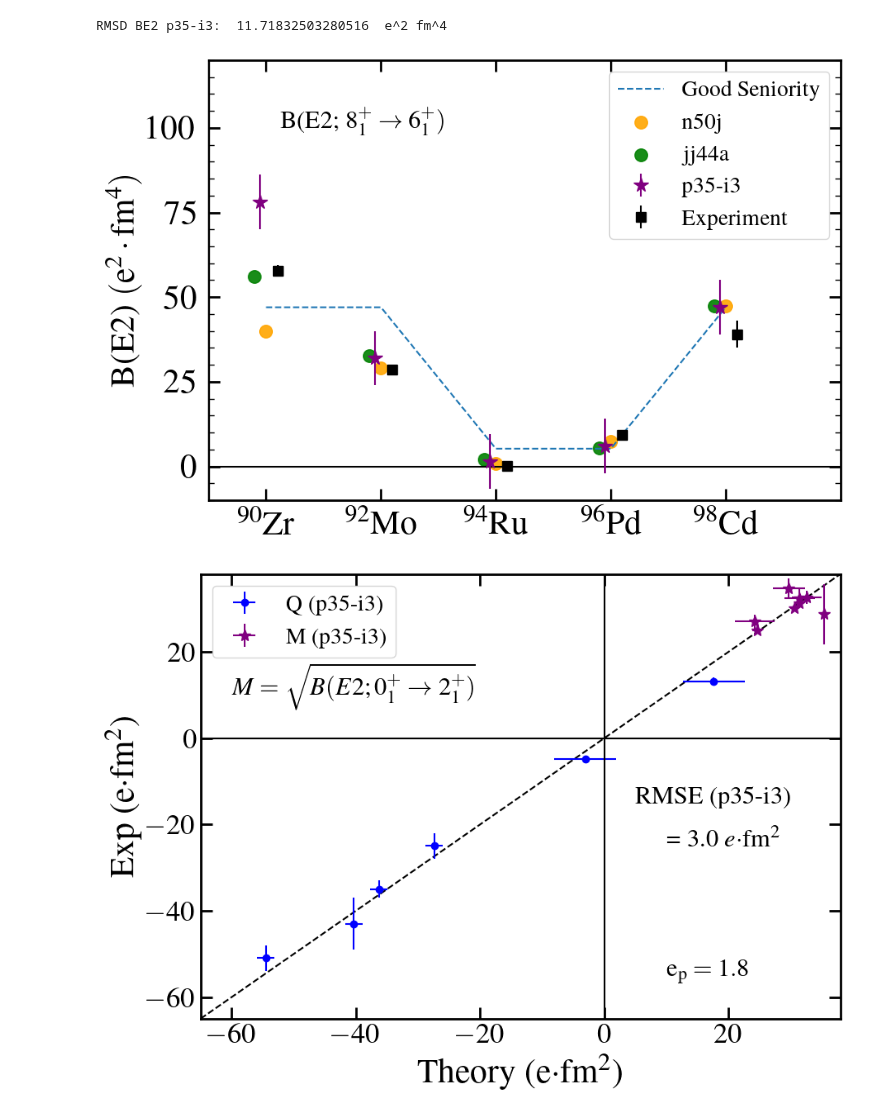
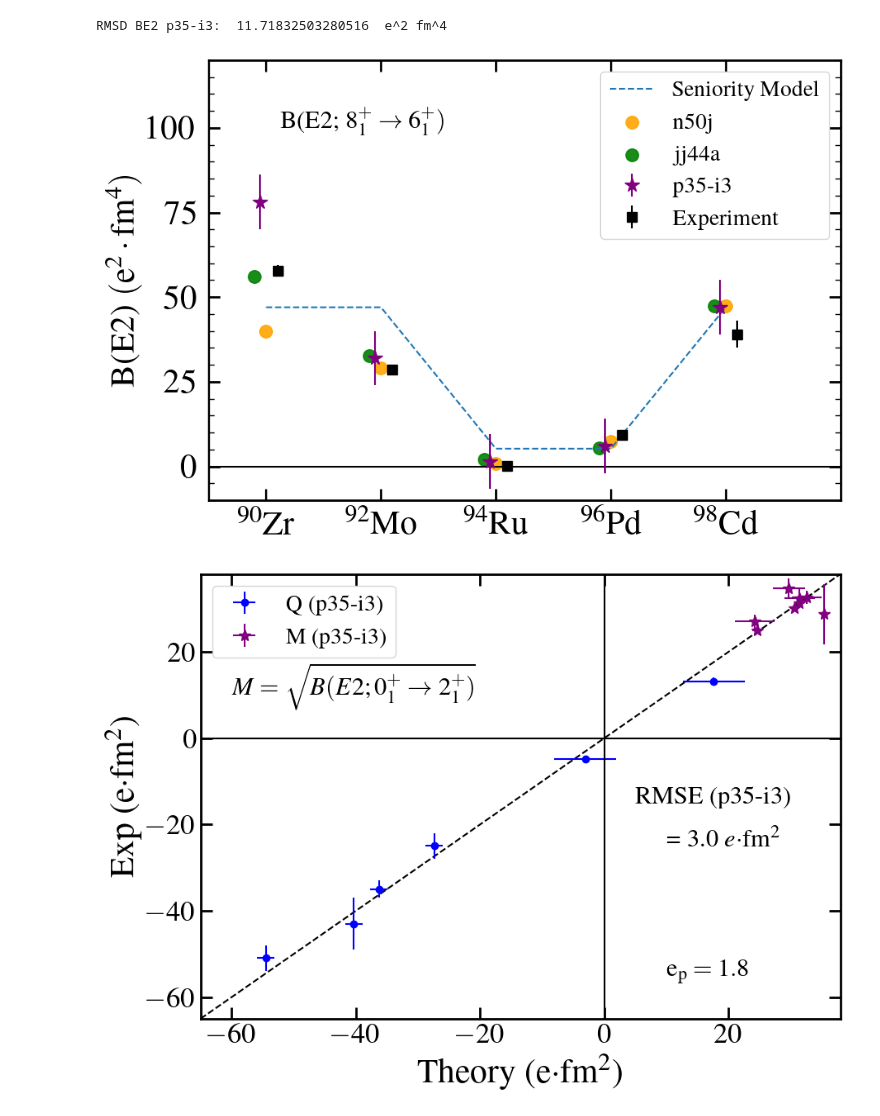
Before and after one commit to JordanPurcell/Research, a Jupyter notebook: plots/EM_properties.ipynb, the cells around one changed output. Cells and saved outputs as stored; diff of their text form; code cells hidden in the pictures.

Commit message:
Update Figure
Change caption for seniority model

```diff
--- a/plots/EM_properties.ipynb
+++ b/plots/EM_properties.ipynb
@@ -560,28 +560,28 @@ RMSD BE2 p35-i3:  11.71832503280516  e^2 fm^4
 # %%
 Good_Seniority = [math.pow((5-2*(i))/3, 2)*BE2_86_i3[4] for i in range(len(BE2_86_i3))]
 Good_Seniority[0] = Good_Seniority[1]
 
 plt.figure(figsize=(10,7))
 plt.xticks(A_even, Even_ticks, fontsize=30)
 plt.plot(xeven, np.zeros(len(xeven)), color='black', linestyle='solid')
-plt.plot(A_even[5:], Good_Seniority, linestyle='dashed', label='Good Seniority')
+plt.plot(A_even[5:], Good_Seniority, linestyle='dashed', label='Seniority Model')
 plt.scatter([A_even[i]  for i in range(5,len(A_even))], BE2_86_JW, color='orange', s = 125, label='n50j', alpha=0.9)
 plt.scatter([A_even[i] - 0.2 for i in range(5,len(A_even))], BE2_86_jj44a, color='green', s = 125, label='jj44a', alpha=0.9)
 #plt.scatter([A_even[i] + 0.1 for i in range(5, len(A_even))], BE2_86_i2, color='orange', s = 125, label='p35-i2', alpha=0.9)
 plt.errorbar([A_even[i] - 0.1 for i in range(5,len(A_even))], BE2_86_i3, yerr=[8]*5,
                     fmt='*', mfc='purple', mec='purple', ecolor='purple', ms=13, label='p35-i3')
 plt.errorbar(np.array(A_even[5:]) + np.array([0.2,0.2,0.2,0.2,0.2]) , BE2_86_exp, yerr=BE2_86_error, fmt='s', mfc='black', mec='black', ecolor='black', ms=8, label='Experiment')
 plt.ylabel('B(E2) $\mathrm{(e^2 \cdot fm^4)}$', fontsize=30)
 plt.tick_params(which="major", direction="in", right=True, top=True, length=10, width=2, labelsize=30, pad=10)
 plt.tick_params(which="minor", direction="in", right=True, top=False, bottom=False, length=5, width=1, labelsize=20)
 plt.text(90.25, 100, r'B(E2; $\mathdefault{8^+_1 \rightarrow 6^+_1})$', fontsize = 22)
 plt.xlim(89,100)
 plt.ylim(-10,120)
 plt.legend(fontsize=20, loc='upper right')
 plt.minorticks_on()
 plt.show()
 # %% [output]
-[figure, old version]
+[figure, new version]
 # %%
 x = [i for i in range(-65,100)]
 plt.figure(figsize=(10,7))
```
Also changed, not shown: 1 other file.
